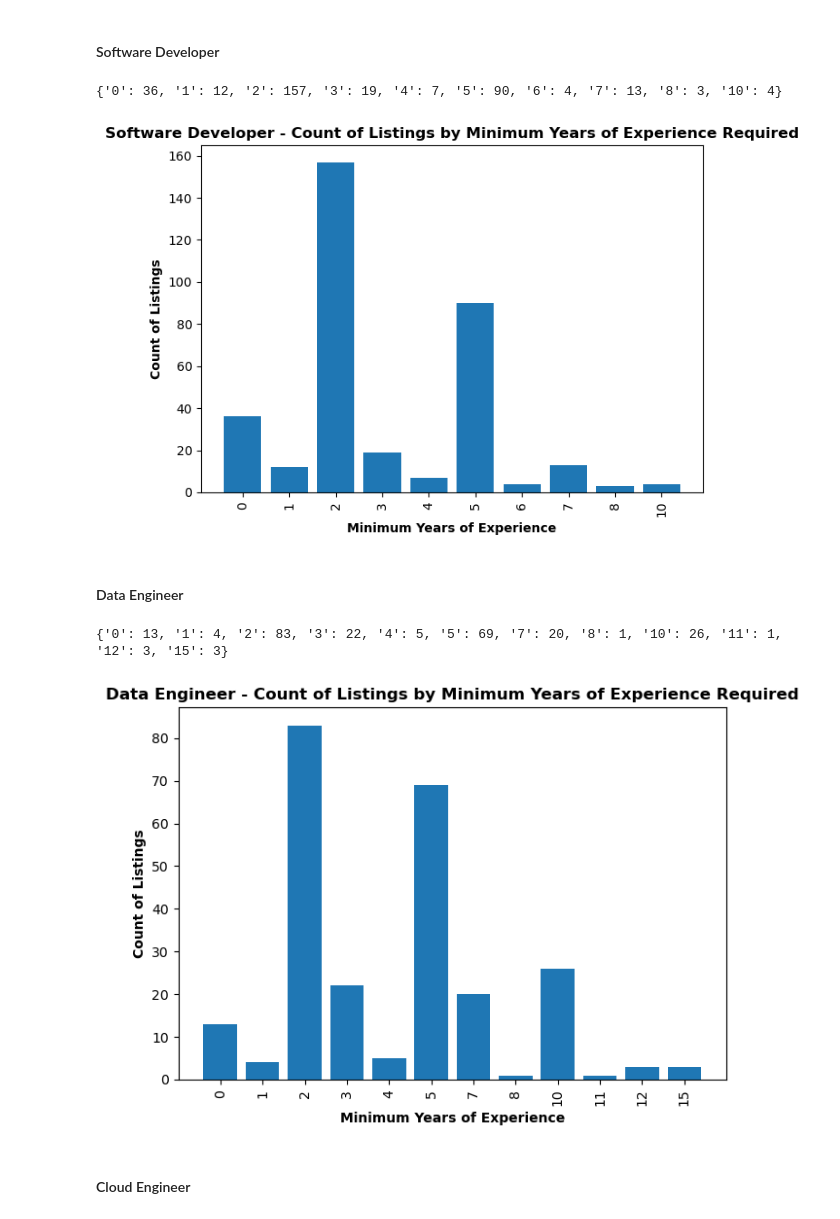
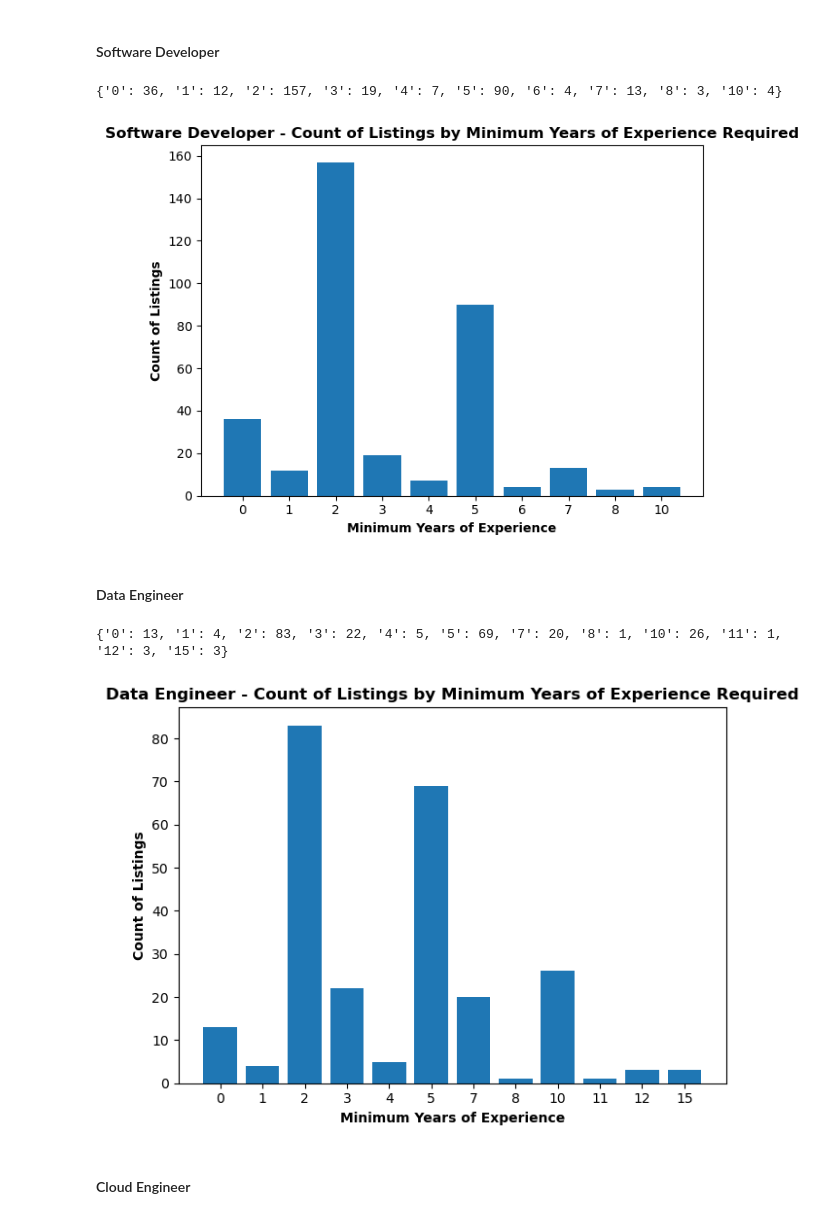
Before and after one commit to joshuawong96/job-posting-analysis, a Jupyter notebook: analysis/Visualisations and Stats.ipynb, the cells around one changed output. Cells and saved outputs as stored; diff of their text form; code cells hidden in the pictures.

Commit message:
years of experience plots change to vertical x labels

```diff
--- a/analysis/Visualisations and Stats.ipynb
+++ b/analysis/Visualisations and Stats.ipynb
@@ -73,12 +73,12 @@ len(df['company_name'].unique())
 # %% [markdown]
 # Individual Bar Graphs
 # %%
-def plot_individual_bar(x_list, y_list, x_label, y_label, title):
+def plot_individual_bar(x_list, y_list, x_label, y_label, title, rotate=90):
     plt.bar(x_list, y_list)
     plt.xlabel(x_label, fontweight ='bold')
     plt.ylabel(y_label, fontweight ='bold')
     plt.title(title, fontweight ='bold')
-    plt.xticks(rotation=90)
+    plt.xticks(rotation=rotate)
     plt.tight_layout()
 
     plt.savefig(f'./plots/{title}.png', dpi=1000, bbox_inches = "tight")
@@ -382,28 +384,30 @@ plot_individual_bar(
     y_list = value_dict.values(),
     x_label = "Minimum Years of Experience",
     y_label = "Count of Listings",
-    title = "Software Developer - Count of Listings by Minimum Years of Experience Required"
+    title = "Software Developer - Count of Listings by Minimum Years of Experience Required",
+    rotate = 0
 )
 # %% [output]
 {'0': 36, '1': 12, '2': 157, '3': 19, '4': 7, '5': 90, '6': 4, '7': 13, '8': 3, '10': 4}
-[figure, old version]
+[figure, new version]
 # %% [markdown]
 #### Data Engineer
 # %%
 value_dict = df[df["cluster"] == "Data Engineer"]["lower_year"].value_counts().to_dict()
 value_dict = {str(int(key)):value_dict[key] for key in sorted(value_dict.keys())}
 print(value_dict)
 
 plot_individual_bar(
     x_list = value_dict.keys(),
     y_list = value_dict.values(),
     x_label = "Minimum Years of Experience",
     y_label = "Count of Listings",
-    title = "Data Engineer - Count of Listings by Minimum Years of Experience Required"
+    title = "Data Engineer - Count of Listings by Minimum Years of Experience Required",
+    rotate = 0
 )
 # %% [output]
 {'0': 13, '1': 4, '2': 83, '3': 22, '4': 5, '5': 69, '7': 20, '8': 1, '10': 26, '11': 1, '12': 3, '15': 3}
-[figure, old version]
+[figure, new version]
 # %% [markdown]
 #### Cloud Engineer
 # %%
```
Also changed, not shown: parts of 3 cells of this notebook, 5 other files.
